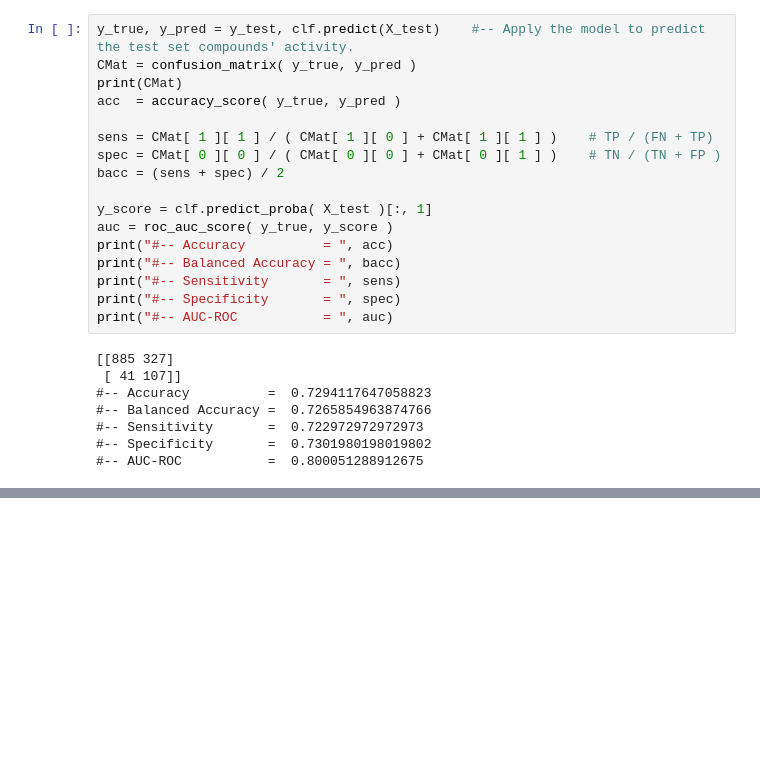
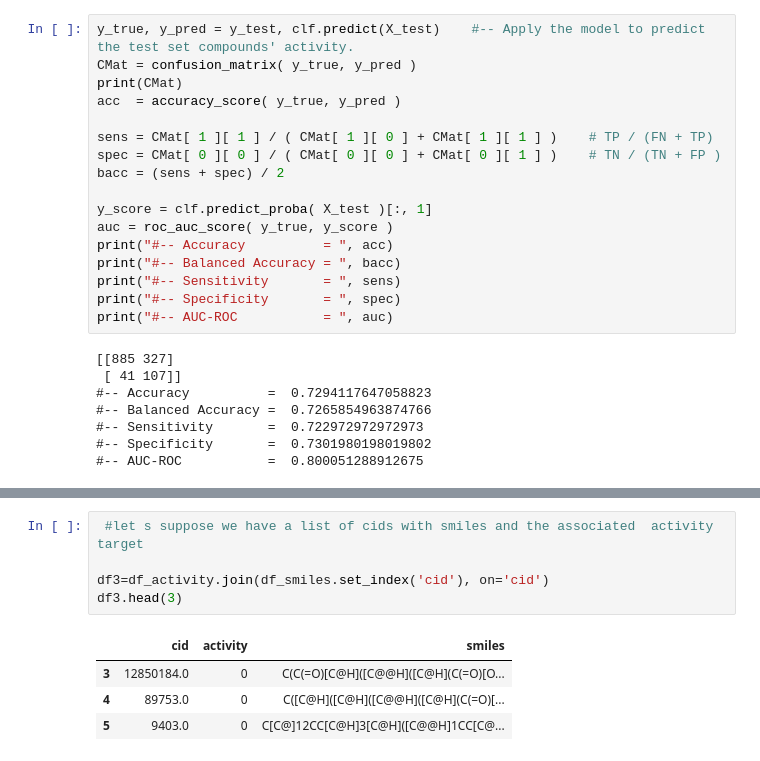
Before and after one commit to cosmina98/PhD, a Jupyter notebook: cids_and_sids_from_pubchem_ML.ipynb, the cells around one changed output, grey strips where cells are left out. Saved outputs shown, nothing was run; the diff lists cells and outputs as text; blank space fills up the shorter version.

```diff
--- a/cids_and_sids_from_pubchem_ML.ipynb
+++ b/cids_and_sids_from_pubchem_ML.ipynb
@@ -494,0 +532,10 @@ print("#-- AUC-ROC           = ", auc)
+# %%
+ #let s suppose we have a list of cids with smiles and the associated  activity target
+
+df3=df_activity.join(df_smiles.set_index('cid'), on='cid')
+df3.head(3)
+# %% [output]
+|  | cid | activity | smiles |
+| 3 | 12850184.0 | 0 | C(C(=O)[C@H]([C@@H]([C@H](C(=O)[O... |
+| 4 | 89753.0 | 0 | C([C@H]([C@H]([C@@H]([C@H](C(=O)[... |
+| 5 | 9403.0 | 0 | C[C@]12CC[C@H]3[C@H]([C@@H]1CC[C@... |
```
Also changed, not shown: parts of 27 cells of this notebook.
